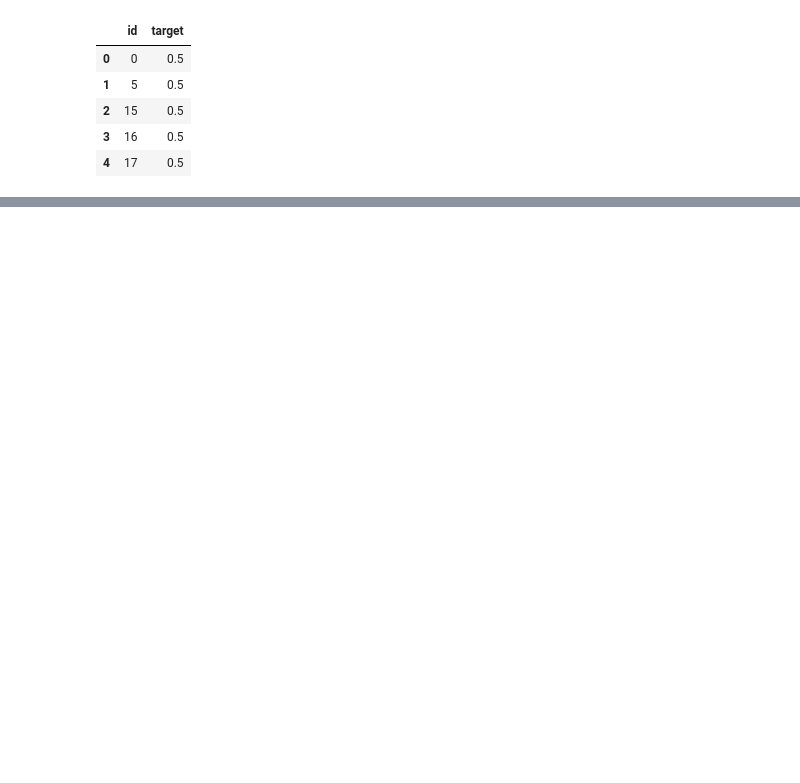
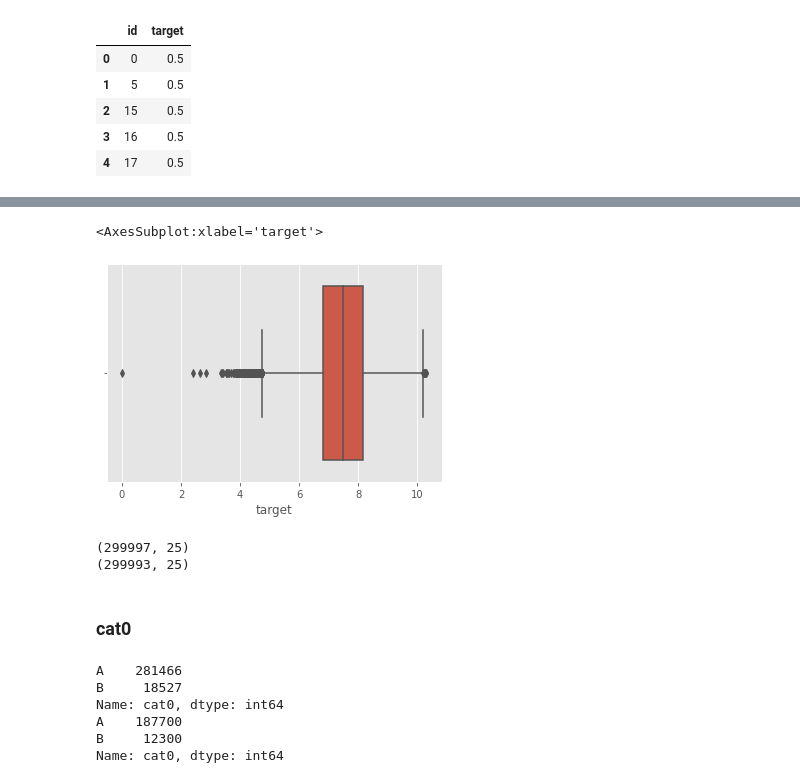
Before and after one commit to KickItLikeShika/cracking-kaggle-competitions, a Jupyter notebook: Classical ML competitions/Regression competitions/Tabular Playgournd Series - Feb 2021/TabularPlaygroundFeb2021.ipynb, the cells around one changed output, grey strips where cells are left out. Saved outputs shown, nothing was run; the diff lists cells and outputs as text; code cells hidden in the pictures; blank space fills up the shorter version.

```diff
--- a/Classical ML competitions/Regression competitions/Tabular Playgournd Series - Feb 2021/TabularPlaygroundFeb2021.ipynb
+++ b/Classical ML competitions/Regression competitions/Tabular Playgournd Series - Feb 2021/TabularPlaygroundFeb2021.ipynb
@@ -53,0 +158,25 @@ sample.head()
+# %%
+sns.boxplot(train['target'])
+# %% [output]
+<AxesSubplot:xlabel='target'>
+[figure, added]
+# %%
+print(train.shape)
+todrop = train[train['target'] < 3].index
+train.drop(todrop, axis=0, inplace=True)
+print(train.shape)
+# %% [output]
+(299997, 25)
+(299993, 25)
+# %% [markdown]
+### cat0
+# %%
+print(train['cat0'].value_counts())
+print(test['cat0'].value_counts())
+# %% [output]
+A    281466
+B     18527
+Name: cat0, dtype: int64
+A    187700
+B     12300
+Name: cat0, dtype: int64
```
Also changed, not shown: parts of 130 cells of this notebook.
